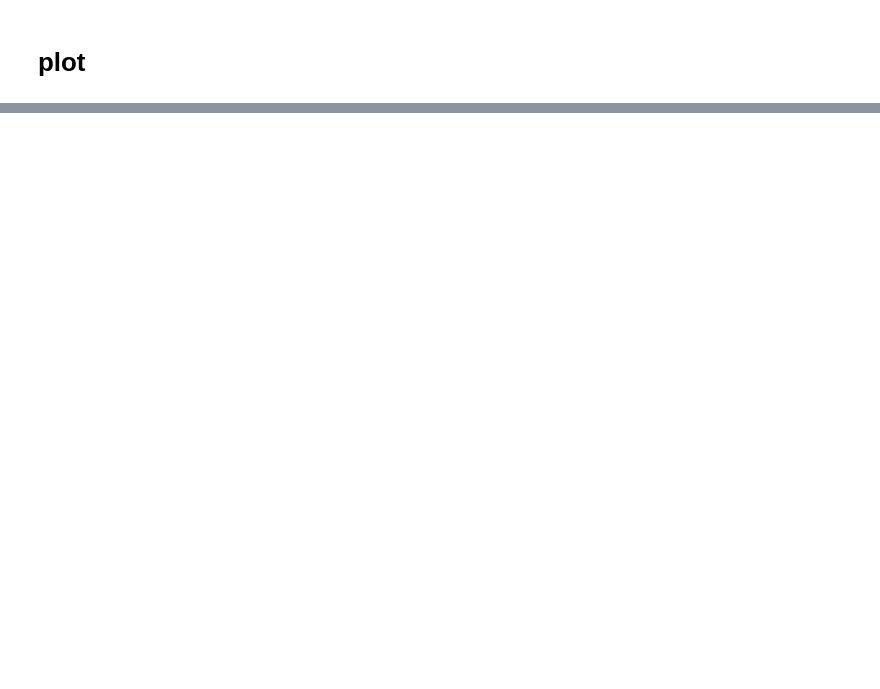
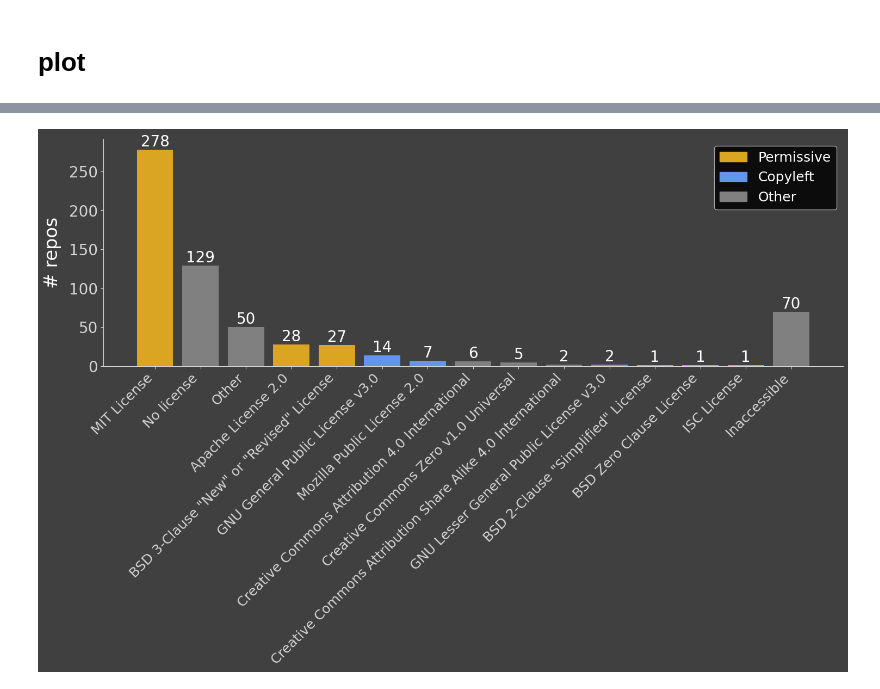
Before and after one commit to mastoffel/licences, a Jupyter notebook: turing-licences.ipynb, the cells around one changed output, grey strips where cells are left out. Cells and saved outputs as stored; diff of their text form; code cells hidden in the pictures; blank space fills up the shorter version.

Commit message:
add licence type to plot

```diff
--- a/turing-licences.ipynb
+++ b/turing-licences.ipynb
@@ -96,3 +116,20 @@ import pandas as pd
 import seaborn as sns
 
 sns.set_palette("deep")
+# %%
+def categorize_license(license_name):
+    permissive_licenses = [
+        'MIT License', 'Apache License 2.0', 'BSD 3-Clause "New" or "Revised" License',
+        'BSD 2-Clause "Simplified" License', 'ISC License', 'BSD Zero Clause License'
+    ]
+    copyleft_licenses = [
+        'GNU General Public License v3.0', 'GNU Lesser General Public License v3.0',
+        'GNU Affero General Public License v3.0', 'Mozilla Public License 2.0'
+    ]
+
+    if license_name in permissive_licenses:
+        return 'Permissive'
+    elif license_name in copyleft_licenses:
+        return 'Copyleft'
+    else:
+        return 'Other'
@@ -99,4 +152,5 @@ sns.set_palette("deep")
 # %%
 df = pd.DataFrame(all_licenses, columns=['license'])
+df['license_type'] = df['license'].apply(categorize_license)
 df.head()
 df['license'].value_counts()
@@ -103,3 +174,53 @@ df['license'].value_counts()
+# %%
+plt.style.use('dark_background')
+
+fig, ax = plt.subplots(figsize=(15, 10))
+fig.patch.set_facecolor('#404040')
+ax.set_facecolor('#404040')
+
+licence_counts = df.groupby(['license', 'license_type']).size().reset_index(name='count')
+licence_counts = licence_counts.sort_values('count', ascending=False)
+
+inaccessible_count = len(inaccessible_repos)
+licence_counts = pd.concat([licence_counts,
+                            pd.DataFrame({'license': ['Inaccessible'],
+                                          'license_type': ['Other'],
+                                          'count': [inaccessible_count]})],
+                           ignore_index=True)
+
+color_map = {'Permissive': 'goldenrod', 'Copyleft': 'cornflowerblue', 'Other': 'grey'}
+
+bars = ax.bar(licence_counts['license'], licence_counts['count'],
+              color=licence_counts['license_type'].map(color_map))
+
+ax.set_ylabel('# repos', fontsize=24, labelpad=10, color='white')
+ax.set_xlabel('')
+
+plt.xticks(rotation=45, ha='right', fontsize=18, color='lightgrey')
+plt.yticks(fontsize=20, color='lightgrey')
+
+for bar in bars:
+    height = bar.get_height()
+    ax.text(bar.get_x() + bar.get_width()/2., height,
+            f'{height}', ha='center', va='bottom', color='white', fontsize=20)
+
+ax.spines['top'].set_visible(False)
+ax.spines['right'].set_visible(False)
+ax.spines['bottom'].set_color('lightgrey')
+ax.spines['left'].set_color('lightgrey')
+
+ax.tick_params(axis='x', colors='lightgrey')
+ax.tick_params(axis='y', colors='lightgrey')
+
+handles = [plt.Rectangle((0,0),1,1, color=color) for color in color_map.values()]
+plt.legend(handles, color_map.keys(), loc='upper right', fontsize=18)
+
+plt.tight_layout()
+
+plt.savefig('turing_licenses_plot_colored.png', format='png', dpi=1200, bbox_inches='tight', transparent=True)
+plt.show()
+# %% [output]
+[figure, added]
 # %%
 plt.style.use('dark_background')
 
```
Also changed, not shown: parts of 5 cells of this notebook.
